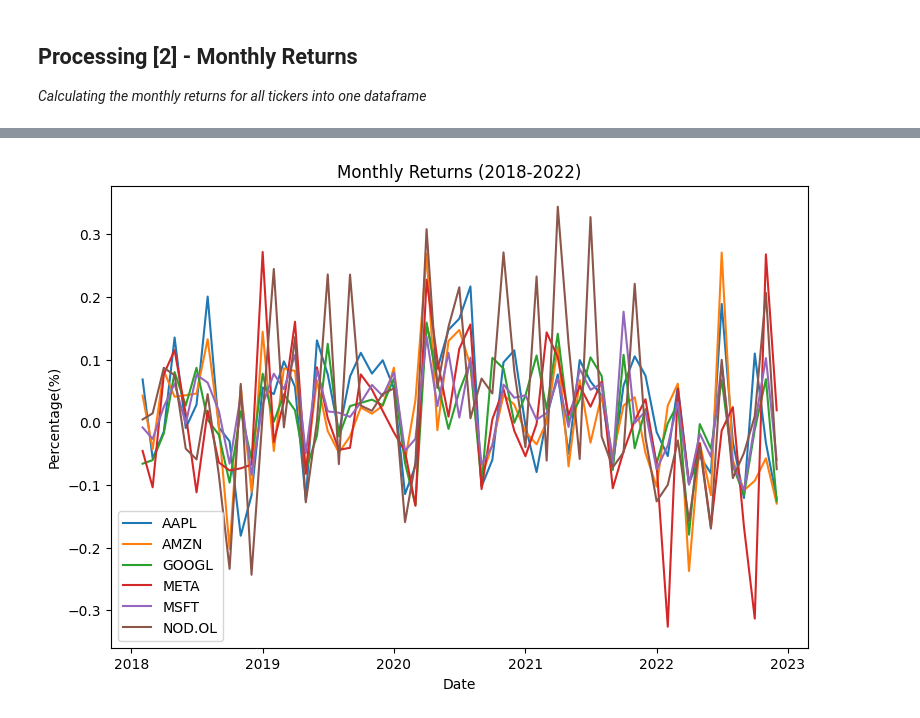
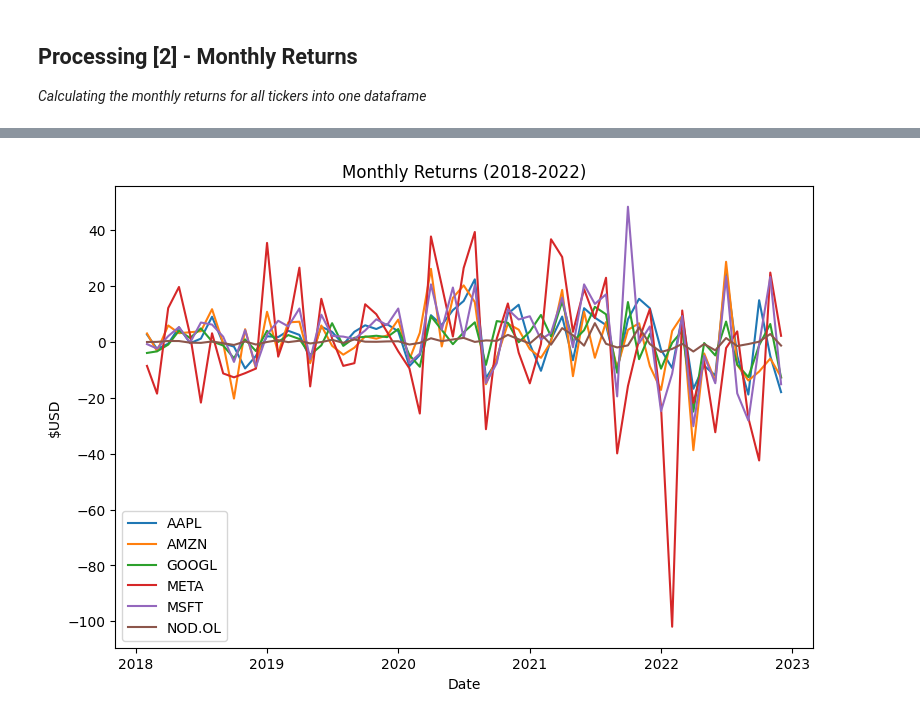
Before and after one commit to SeanMarcusJensen/ACIT4610_Portifolio_KMHS, a Jupyter notebook: problem_2/main.ipynb, the cells around one changed output, grey strips where cells are left out. Cells and saved outputs as stored; diff of their text form; code cells hidden in the pictures.

Commit message:
Removed 'Open' from the monthly_return DataFrame.
Added the specific value of the monthly returns in addition to the percentage of the monthly returns in the monthly_returns method

```diff
--- a/problem_2/main.ipynb
+++ b/problem_2/main.ipynb
@@ -115,4 +115,4 @@ monthly_returns_df.head()
 # %%
-StockPlotter.stock_history(monthly_returns_df, title='Monthly Returns (2018-2022)', ylabel='Percentage(%)', column='Returns')
+StockPlotter.stock_history(monthly_returns_df, title='Monthly Returns (2018-2022)', ylabel='$USD', column='Returns_val')
 # %% [output]
-[figure, old version]
+[figure, new version]
```
Also changed, not shown: parts of 2 cells of this notebook, 1 other file.
